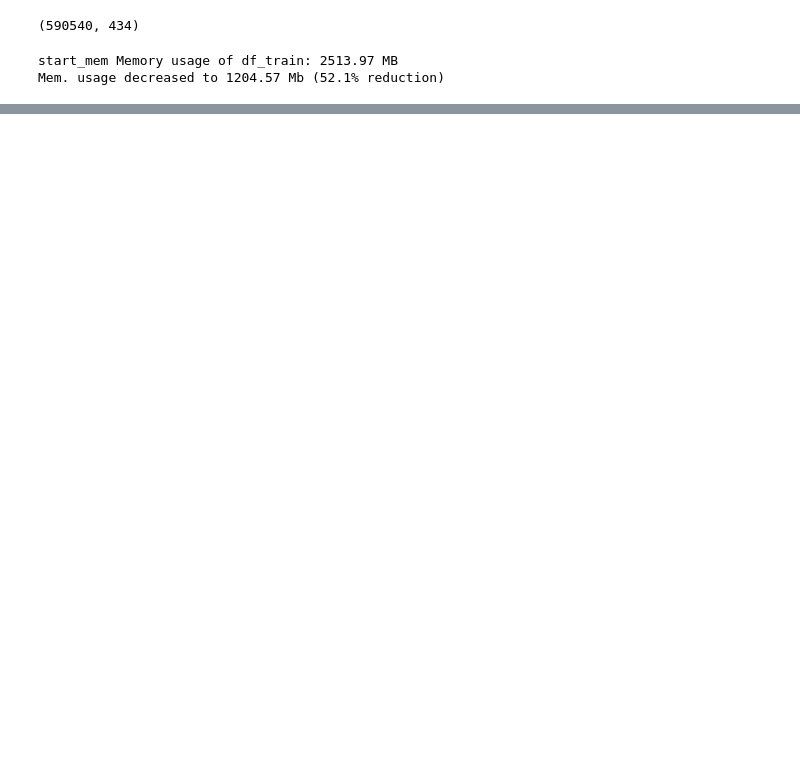
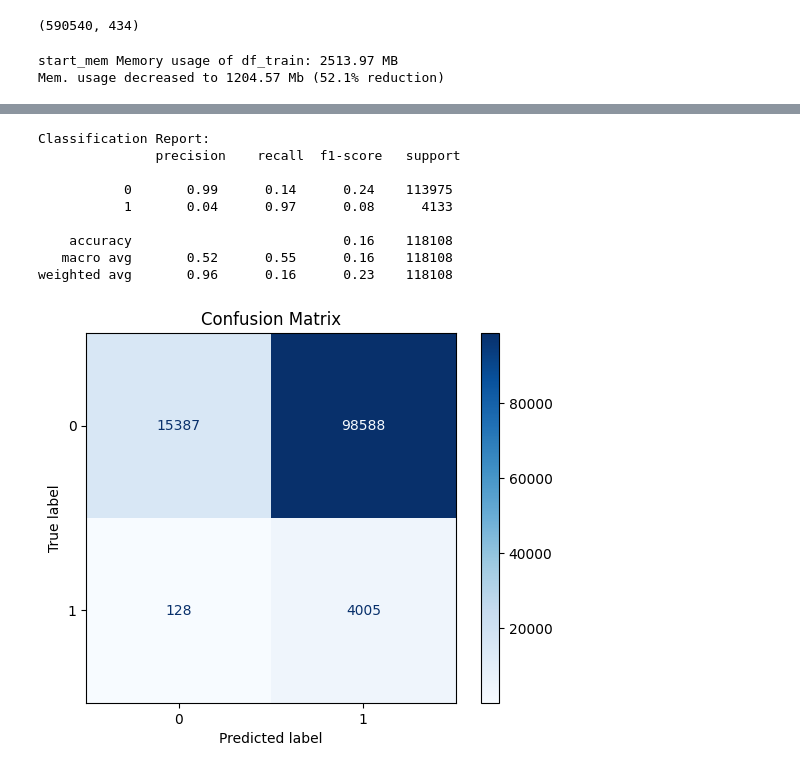
Before and after one commit to Marko-debug/Prediction-of-Fraud-transactions, a Jupyter notebook: models/XGBoost.ipynb, the cells around one changed output, grey strips where cells are left out. Saved outputs shown, nothing was run; the diff lists cells and outputs as text; code cells hidden in the pictures; blank space fills up the shorter version.

```diff
--- a/models/XGBoost.ipynb
+++ b/models/XGBoost.ipynb
@@ -134,0 +176,37 @@ weighted avg       0.98      0.98      0.98    118108
+# %%
+# Select only numerical columns
+X_train = df_train_cleaned.drop(columns=['isFraud'])
+y_train = df_train_cleaned['isFraud']
+
+# Train-test split (80% train, 20% validation)
+X_train_final, X_val, y_train_final, y_val = train_test_split(X_train, y_train, test_size=0.2, random_state=42, stratify=y_train)
+
+
+# Apply StandardScaler (fit only on train, transform on both)
+scaler = StandardScaler()
+X_train_scaled = scaler.fit_transform(X_train_final)
+X_val_scaled = scaler.transform(X_val)
+
+# Make predictions
+y_val_pred = model.predict(X_val_scaled)
+
+# Show classification report
+print("\nClassification Report:\n", classification_report(y_val, y_val_pred))
+
+# Confusion Matrix
+cm = confusion_matrix(y_val, y_val_pred)
+disp = ConfusionMatrixDisplay(confusion_matrix=cm, display_labels=model.classes_)
+disp.plot(cmap='Blues')
+plt.title('Confusion Matrix')
+plt.show()
+# %% [output]
+Classification Report:
+               precision    recall  f1-score   support
+
+           0       0.99      0.14      0.24    113975
+           1       0.04      0.97      0.08      4133
+
+    accuracy                           0.16    118108
+   macro avg       0.52      0.55      0.16    118108
+weighted avg       0.96      0.16      0.23    118108
+[figure, added]
```
Also changed, not shown: parts of 9 cells of this notebook, 7 other files.
